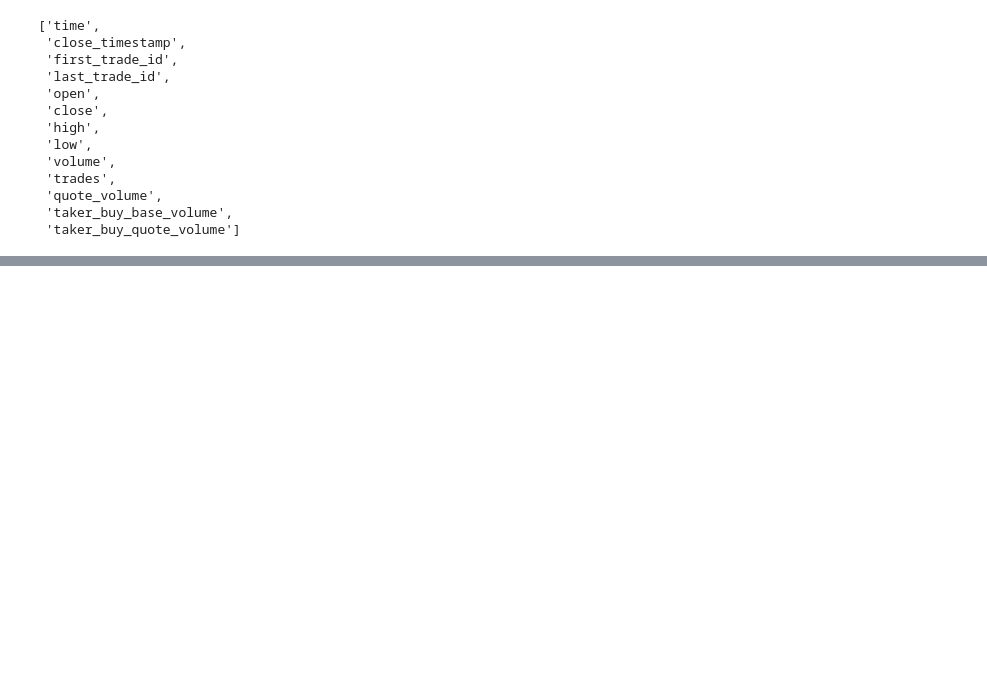
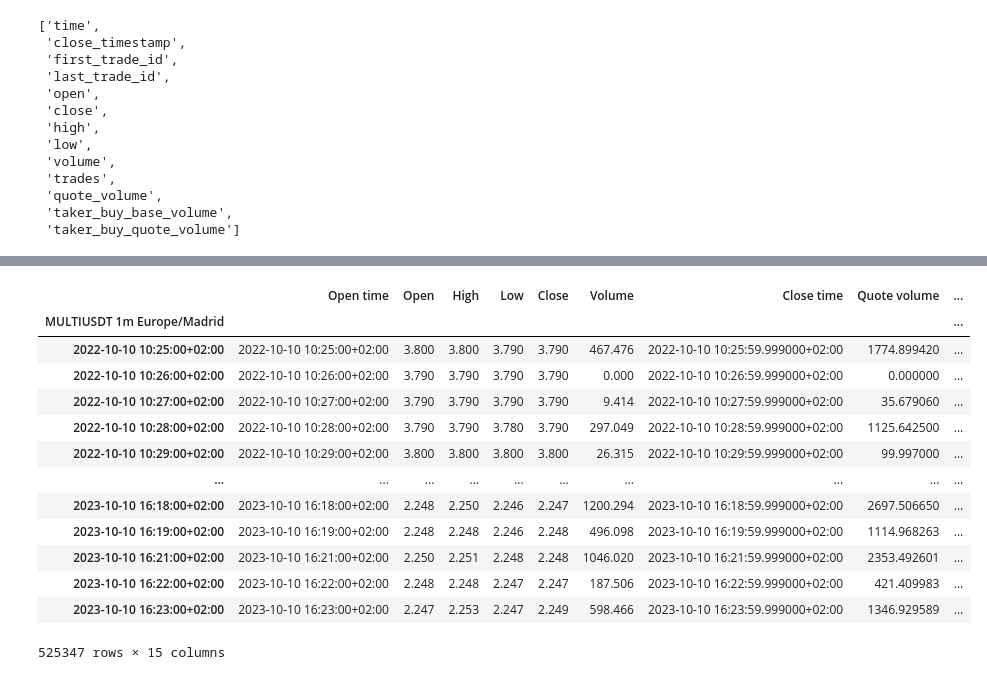
Before and after one commit to nand0san/binpan_studio, a Jupyter notebook: example_database.ipynb, the cells around one changed output, grey strips where cells are left out. Saved outputs shown, nothing was run; the diff lists cells and outputs as text; code cells hidden in the pictures; blank space fills up the shorter version.

```diff
--- a/example_database.ipynb
+++ b/example_database.ipynb
@@ -63,0 +63,6 @@ table
+# %%
+ser = pd.Series(table_counts)
+ser.sort_values(ascending=False, inplace=True)
+# %%
+table = ser.index[0]
+table
@@ -80,14 +87,3 @@ db.get_columns(table_name=table)
 # %%
 symbol = table.split("_")[0]
 tick_interval = table.split("_")[-1]
-# %%
-table=choice(tables)
-symbol = table.split("_")[0]
-tick_interval = table.split("_")[-1]
-
-sym = binpan.Symbol(symbol=symbol,
-                    tick_interval=tick_interval,
-                    hours=7800,
-                    time_zone='Europe/Madrid',
-                    postgres_klines=db.host)
-sym.plot()
@@ -98,0 +90,6 @@ sym.plot()
+# %%
+sym = binpan.Symbol(symbol=symbol,
+                    tick_interval="1m",
+                    time_zone='Europe/Madrid',
+                    hours=8766,
+                    postgres_klines="192.168.89.242")
@@ -98,0 +131,18 @@ sym.plot()
+# %%
+df = sym.df
+df
+# %% [output]
+|  | Open time | Open | High | Low | Close | Volume | Close time | Quote volume | ... |
+| MULTIUSDT 1m Europe/Madrid |  |  |  |  |  |  |  |  | ... |
+| 2022-10-10 10:25:00+02:00 | 2022-10-10 10:25:00+02:00 | 3.800 | 3.800 | 3.790 | 3.790 | 467.476 | 2022-10-10 10:25:59.999000+02:00 | 1774.899420 | ... |
+| 2022-10-10 10:26:00+02:00 | 2022-10-10 10:26:00+02:00 | 3.790 | 3.790 | 3.790 | 3.790 | 0.000 | 2022-10-10 10:26:59.999000+02:00 | 0.000000 | ... |
+| 2022-10-10 10:27:00+02:00 | 2022-10-10 10:27:00+02:00 | 3.790 | 3.790 | 3.790 | 3.790 | 9.414 | 2022-10-10 10:27:59.999000+02:00 | 35.679060 | ... |
+| 2022-10-10 10:28:00+02:00 | 2022-10-10 10:28:00+02:00 | 3.790 | 3.790 | 3.780 | 3.790 | 297.049 | 2022-10-10 10:28:59.999000+02:00 | 1125.642500 | ... |
+| 2022-10-10 10:29:00+02:00 | 2022-10-10 10:29:00+02:00 | 3.800 | 3.800 | 3.800 | 3.800 | 26.315 | 2022-10-10 10:29:59.999000+02:00 | 99.997000 | ... |
+| ... | ... | ... | ... | ... | ... | ... | ... | ... | ... |
+| 2023-10-10 16:18:00+02:00 | 2023-10-10 16:18:00+02:00 | 2.248 | 2.250 | 2.246 | 2.247 | 1200.294 | 2023-10-10 16:18:59.999000+02:00 | 2697.506650 | ... |
+| 2023-10-10 16:19:00+02:00 | 2023-10-10 16:19:00+02:00 | 2.248 | 2.248 | 2.246 | 2.248 | 496.098 | 2023-10-10 16:19:59.999000+02:00 | 1114.968263 | ... |
+| 2023-10-10 16:21:00+02:00 | 2023-10-10 16:21:00+02:00 | 2.250 | 2.251 | 2.248 | 2.248 | 1046.020 | 2023-10-10 16:21:59.999000+02:00 | 2353.492601 | ... |
+| 2023-10-10 16:22:00+02:00 | 2023-10-10 16:22:00+02:00 | 2.248 | 2.248 | 2.247 | 2.247 | 187.506 | 2023-10-10 16:22:59.999000+02:00 | 421.409983 | ... |
+| 2023-10-10 16:23:00+02:00 | 2023-10-10 16:23:00+02:00 | 2.247 | 2.253 | 2.247 | 2.249 | 598.466 | 2023-10-10 16:23:59.999000+02:00 | 1346.929589 | ... |
+525347 rows × 15 columns
```
Also changed, not shown: parts of 10 cells of this notebook, 43 other files.
